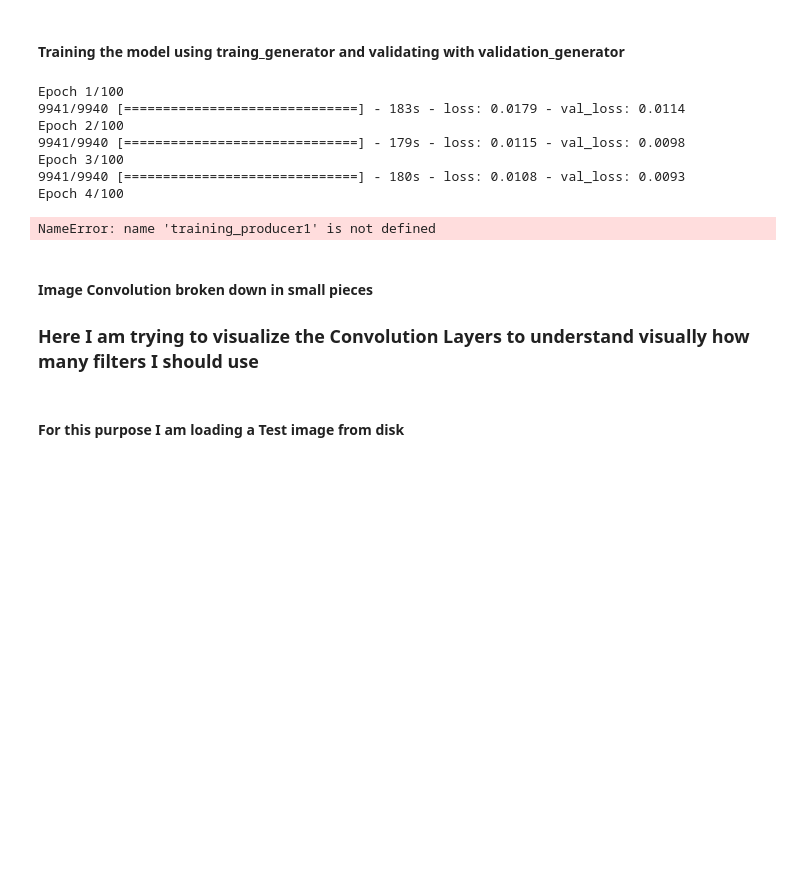
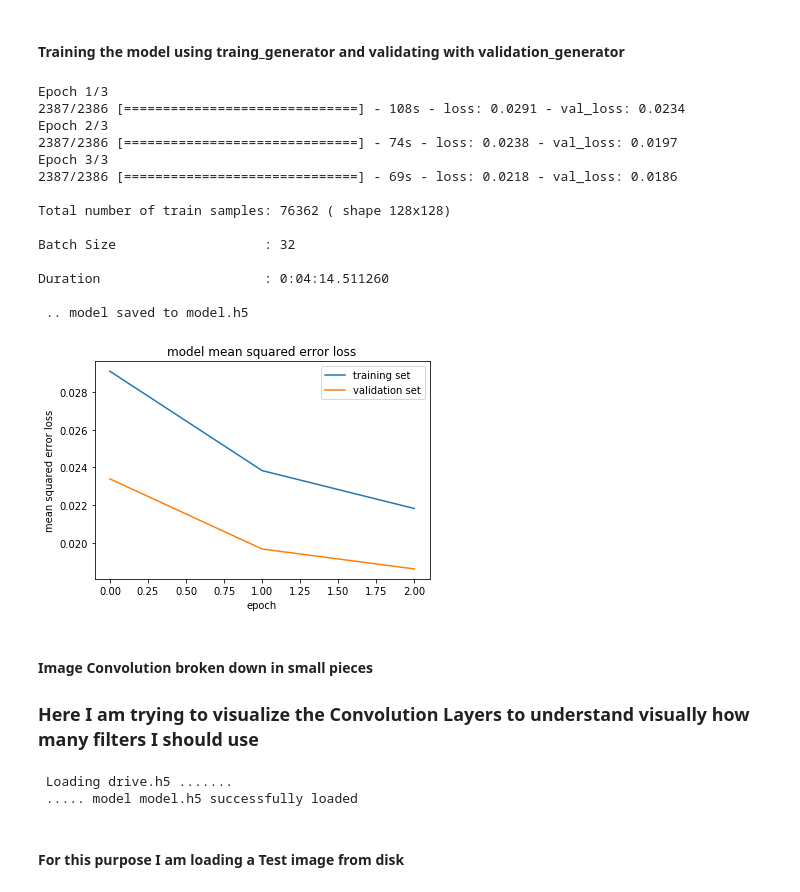
Before and after one commit to cristianku/CarND-Behavioral-Cloning-Project3, a Jupyter notebook: model.ipynb, the cells around one changed output. Cells and saved outputs as stored; diff of their text form; code cells hidden in the pictures; blank space fills up the shorter version.

```diff
--- a/model.ipynb
+++ b/model.ipynb
@@ -354,27 +335,26 @@ model.add(Lambda(lambda x: x/127.5 - 1. , input_shape = (resized_shape,resized_s
 
 model.add(Conv2D(24, (5, 5), activation='elu', padding='valid',strides=(2, 2), name = "Conv1"))
 # model.add(LeakyReLU(alpha=.001))   # add an advanced activation
-# model.add(Dropout(0.5))
+model.add(Dropout(0.5))
 
 model.add(Conv2D(36, (5, 5), activation='elu', padding='valid',strides=(2, 2), name = "Conv2"))
 # model.add(LeakyReLU(alpha=.001))   # add an advanced activation
-# model.add(Dropout(0.5))
+model.add(Dropout(0.5))
 
 model.add(Conv2D(48, (5, 5), activation='elu', padding='valid',strides=(2, 2), name = "Conv3"))
 # model.add(LeakyReLU(alpha=.001))   # add an advanced activation
-# model.add(Dropout(0.5))
+model.add(Dropout(0.5))
 
 model.add(Conv2D(64, (3, 3), activation='elu', padding='valid',strides=(1, 1), name = "Conv4"))
 # model.add(LeakyReLU(alpha=.001))   # add an advanced activation
 
-# model.add(Dropout(0.5))
+model.add(Dropout(0.5))
 
 model.add(Conv2D(64, (3, 3), activation='elu', padding='valid',strides=(1, 1), name = "Conv5"))
-# model.add(LeakyReLU(alpha=.001))   # add an advanced activation
-
-model.add(Dropout(0.5))
+# # model.add(LeakyReLU(alpha=.001))   # add an advanced activation
 
 model.add(Flatten())
+model.add(Dropout(0.5))
 
 model.add(Dense(100, activation='elu'))
 # model.add(LeakyReLU(alpha=.001))   # add an advanced activation
@@ -477,11 +449,9 @@ NameError: name 'training_producer' is not defined
 # %%
 from multiprocessing import Process, Queue
 
-training_samples_q = Queue(maxsize = 70)
-# training_samples_q = Queue(maxsize = batch_size * queue_loader_chunk)
+training_samples_q = Queue(maxsize = batch_size * queue_loader_chunk)
 
-# training_labels_q = Queue(maxsize = batch_size * queue_loader_chunk)
-training_labels_q = Queue(maxsize = 70)
+training_labels_q = Queue(maxsize = batch_size * queue_loader_chunk)
 
 validation_samples_q = Queue(maxsize = batch_size * queue_loader_chunk)
 validation_labels_q = Queue(maxsize = batch_size * queue_loader_chunk)
@@ -586,7 +556,7 @@ validation_generator = generator(validation_samples_q,
 # %% [markdown]
 #### Training the model using traing_generator and validating with validation_generator
 # %%
-epochs = 100
+epochs = 3
 
 from datetime import datetime
 start_time = datetime.now()
@@ -609,60 +579,63 @@ print('\nBatch Size                   : {}'.format(batch_size))
 print('\nDuration                     : {}'.format(end_time - start_time))
 
 from keras.models import save_model
 
 save_model(model, "model.h5")
 print ( "  ")
 print ( " .. model saved to model.h5 ")
 print ( "  ")
 
 
 ### print the keys contained in the history object
 # print(history_object.history.keys())
 
 import matplotlib.pyplot as plt
 # # # Visualizations will be shown in the notebook.
 %matplotlib inline
 
 ### plot the training and validation loss for each epoch
 plt.plot(history_object.history['loss'])
 plt.plot(history_object.history['val_loss'])
 plt.title('model mean squared error loss')
 plt.ylabel('mean squared error loss')
 plt.xlabel('epoch')
 plt.legend(['training set', 'validation set'], loc='upper right')
 plt.show()
 
 training_producer.terminate()
 
 validation_producer.terminate()
 # %% [output]
-Epoch 1/100
-9941/9940 [==============================] - 183s - loss: 0.0179 - val_loss: 0.0114
-Epoch 2/100
-9941/9940 [==============================] - 179s - loss: 0.0115 - val_loss: 0.0098
-Epoch 3/100
-9941/9940 [==============================] - 180s - loss: 0.0108 - val_loss: 0.0093
-Epoch 4/100
+Epoch 1/3
+2387/2386 [==============================] - 108s - loss: 0.0291 - val_loss: 0.0234
+Epoch 2/3
+2387/2386 [==============================] - 74s - loss: 0.0238 - val_loss: 0.0197
+Epoch 3/3
+2387/2386 [==============================] - 69s - loss: 0.0218 - val_loss: 0.0186
+
+Total number of train samples: 76362 ( shape 128x128)
+
+Batch Size                   : 32
+
+Duration                     : 0:04:14.511260
+
+ .. model saved to model.h5
+[figure, added]
-# %%
-training_producer1.terminate()
-training_producer2.terminate()
-
-validation_producer1.terminate()
-validation_producer2.terminate()
-# %% [output]
-NameError: name 'training_producer1' is not defined
 # %% [markdown]
 #### Image Convolution broken down in small pieces
 
 ### Here I am trying to visualize the Convolution Layers to understand visually how many filters I should use
 # %%
-# print (" Loading drive.h5 .......")
+print (" Loading drive.h5 .......")
 
-# from keras.models import load_model
-# from keras.models import Model
+from keras.models import load_model
+from keras.models import Model
 
-# modelobj = load_model('drive.h5')
-# print (" ..... model drive.h5 successfully loaded")
+modelobj = load_model('model.h5')
+print (" ..... model model.h5 successfully loaded")
+# %% [output]
+ Loading drive.h5 .......
+ ..... model model.h5 successfully loaded
 # %% [markdown]
 #### For this purpose I am loading a Test image from disk
 # %%
```
Also changed, not shown: parts of 30 cells of this notebook, 1 other file.
